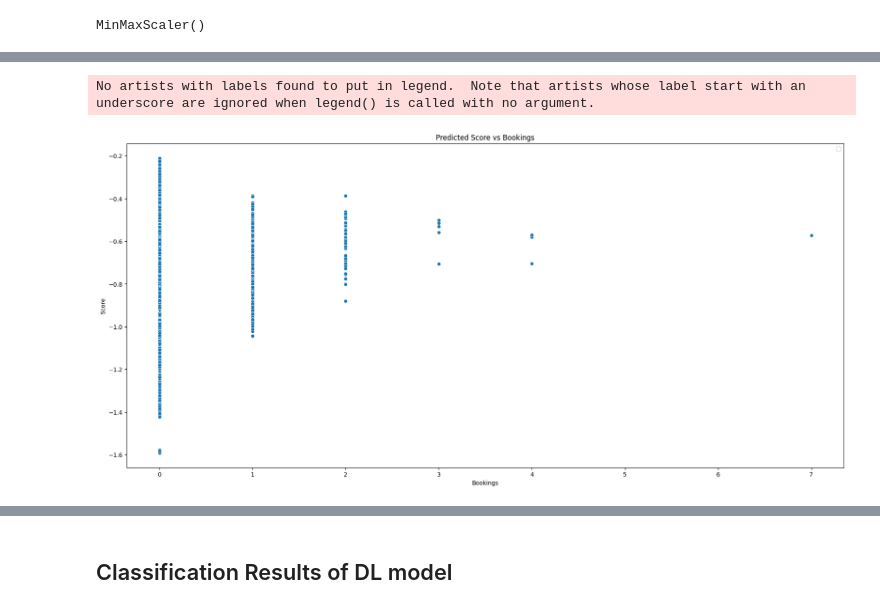
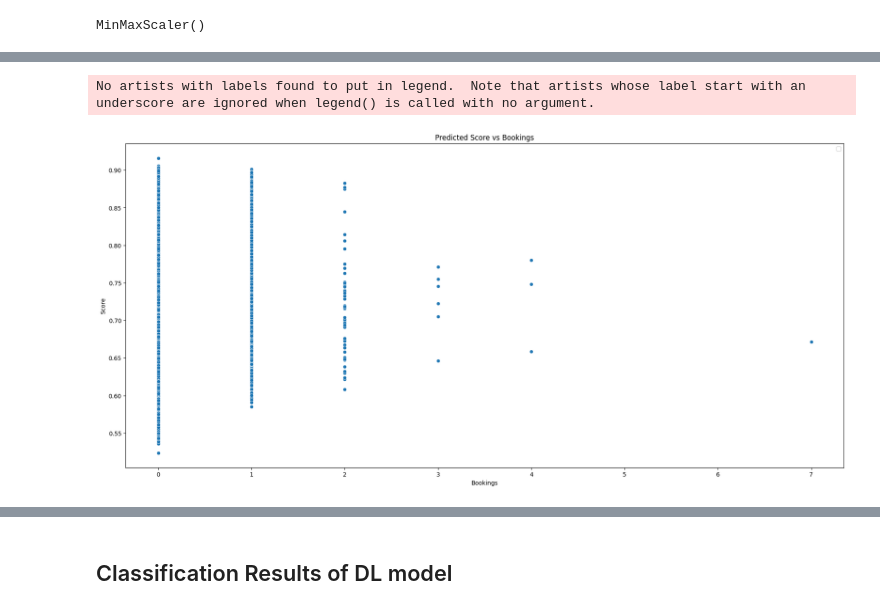
Before and after one commit to LaGenace/OptiFlyAi, a Jupyter notebook: Notebooks/AD_clean_notebook.ipynb, the cells around one changed output, grey strips where cells are left out. Cells and saved outputs as stored; diff of their text form; code cells hidden in the pictures.

```diff
--- a/Notebooks/AD_clean_notebook.ipynb
+++ b/Notebooks/AD_clean_notebook.ipynb
@@ -256 +293,7 @@ dohop_test["TravelHorizonDays"] = dohop_scaler.transform(dohop_test["TravelHoriz
+# %%
+dohop_test["day"] = dohop_scaler_day.transform(dohop_test["day"].values.reshape(-1,1))
+# %%
+# Convert to cyclical features
+dohop_test["sin_days"] = np.sin(2 * np.pi * dohop_test["day"] / 7)
+dohop_test["cos_days"] = np.cos(2 * np.pi * dohop_test["day"] / 7)
 # %%
@@ -273,6 +318,6 @@ plt.show()
 # %%
 bookings_column =   dohop_test["bookings"].copy()
-dohop_test.drop(columns=["bookings"], inplace=True)
+dohop_test.drop(columns=["bookings", "day"], inplace=True)
 # %%
 y_dohop_pred = model.predict(dohop_test)
 # %% [output]
@@ -280,18 +325,18 @@ y_dohop_pred = model.predict(dohop_test)
 # %%
 dohop_test["bookings"] = bookings_column
 # %%
-dohop_test["Predicted_Score"] = y_dohop_pred.flatten()
+dohop_test["predicted_score"] = y_dohop_pred.flatten()
 # %%
 plt.figure(figsize = (22, 10))
-sns.scatterplot(data=dohop_test, y=dohop_test["Predicted_Score"], x=dohop_test["bookings"])
+sns.scatterplot(data=dohop_test, y=dohop_test["predicted_score"], x=dohop_test["bookings"])
 plt.xlabel("Bookings")
 plt.ylabel("Score")
 plt.legend(loc='upper right')
 plt.title("Predicted Score vs Bookings")
 plt.show()
 # %% [output]
 No artists with labels found to put in legend.  Note that artists whose label start with an underscore are ignored when legend() is called with no argument.
-[figure, old version]
+[figure, new version]
 # %%
 plt.figure(figsize = (22, 5))
 sns.histplot(y_dohop_pred.flatten(), bins=60)
```
Also changed, not shown: parts of 49 cells of this notebook, 1 other file.
